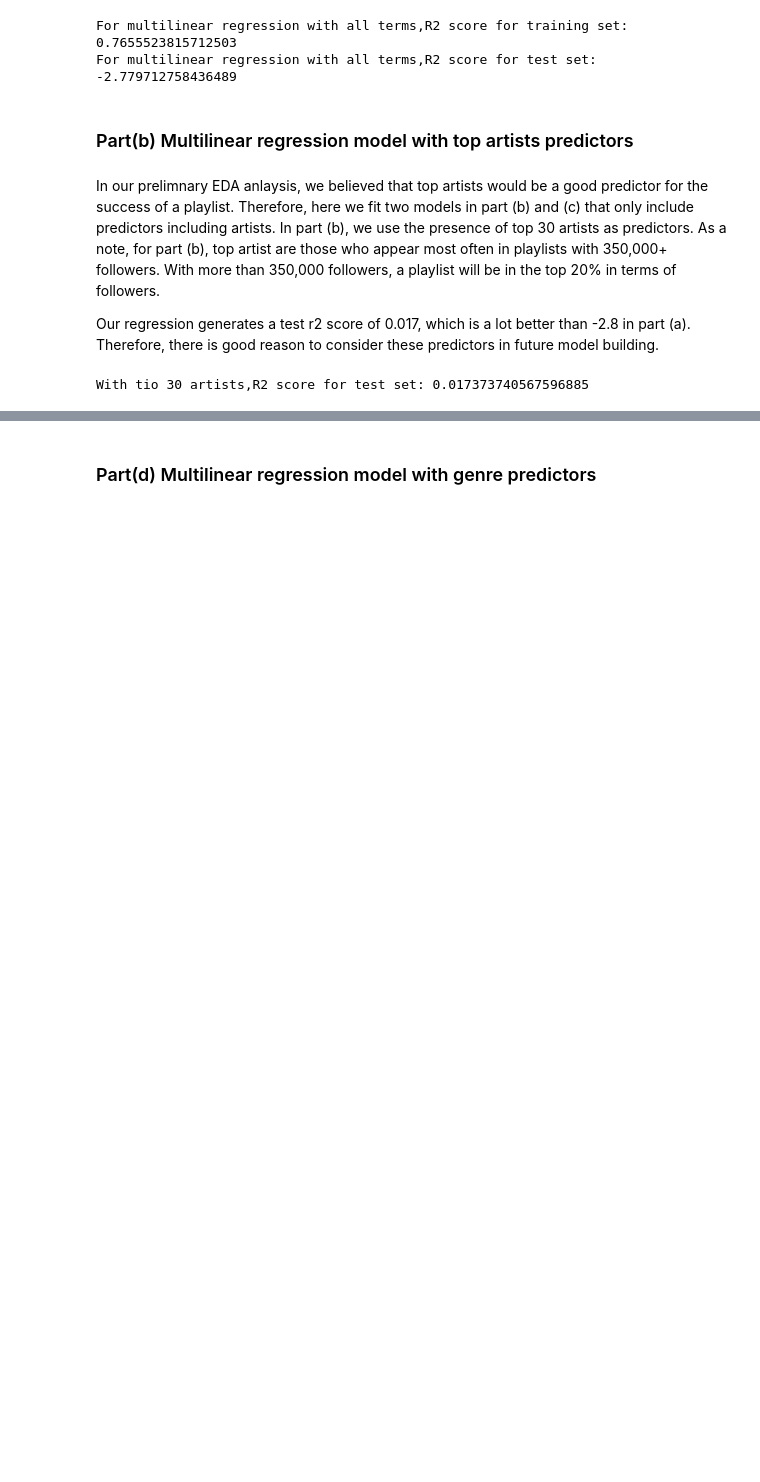
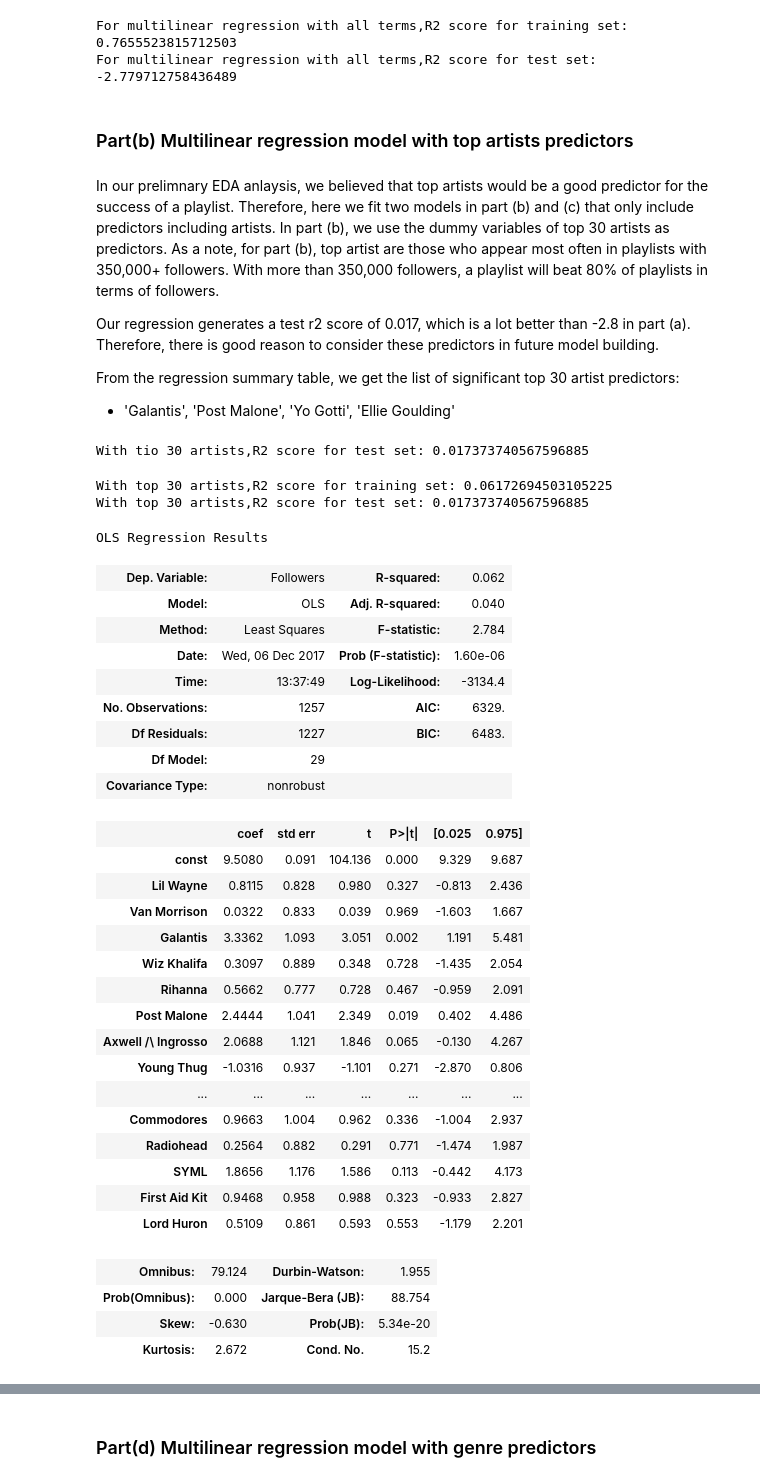
Before and after one commit to toledy/spotify, a Jupyter notebook: notebooks/baseline_models.ipynb, the cells around one changed output, grey strips where cells are left out. Saved outputs shown, nothing was run; the diff lists cells and outputs as text; code cells hidden in the pictures; blank space fills up the shorter version.

Commit message:
updated baseline models

```diff
--- a/notebooks/baseline_models.ipynb
+++ b/notebooks/baseline_models.ipynb
@@ -115,9 +114,12 @@ For multilinear regression with all terms,R2 score for test set: -2.779712758436
 # %% [markdown]
 ###  Part(b) Multilinear regression model with top artists predictors
 # %% [markdown]
-In our prelimnary EDA anlaysis, we believed that top artists would be a good predictor for the success of a playlist. Therefore, here we fit two models in part (b) and (c) that only include predictors including artists. In part (b), we use the presence of top 30 artists as predictors. As a note, for part (b), top artist are those who appear most often in playlists with 350,000+ followers. With more than 350,000 followers, a playlist will be in the top 20% in terms of followers.
+In our prelimnary EDA anlaysis, we believed that top artists would be a good predictor for the success of a playlist. Therefore, here we fit two models in part (b) and (c) that only include predictors including artists. In part (b), we use the dummy variables of top 30 artists as predictors. As a note, for part (b), top artist are those who appear most often in playlists with 350,000+ followers. With more than 350,000 followers, a playlist will beat 80% of playlists in terms of followers.
 
 Our regression generates a test r2 score of 0.017, which is a lot better than -2.8 in part (a). Therefore, there is good reason to consider these predictors in future model building.
+
+From the regression summary table, we get the list of significant top 30 artist predictors:
+* 'Galantis', 'Post Malone', 'Yo Gotti', 'Ellie Goulding'
 # %%
 top_30_artist_col=['Lil Wayne', 'Van Morrison', 'Galantis',
        'Wiz Khalifa', 'Rihanna', 'Post Malone', 'Axwell /\ Ingrosso',
@@ -139,4 +139,41 @@ print("With top 30 artists,R2 score for test set: {}".format(r2_score(y_test,res
 # %% [output]
 With tio 30 artists,R2 score for test set: 0.017373740567596885
+# %%
+print("With top 30 artists,R2 score for training set: {}".format(r2_score(y_train,results2.predict(X1))))
+print("With top 30 artists,R2 score for test set: {}".format(r2_score(y_test,results2.predict(X2))))
+results2.summary()
+# %% [output]
+With top 30 artists,R2 score for training set: 0.06172694503105225
+With top 30 artists,R2 score for test set: 0.017373740567596885
+OLS Regression Results
+| Dep. Variable: | Followers | R-squared: | 0.062 |
+| Model: | OLS | Adj. R-squared: | 0.040 |
+| Method: | Least Squares | F-statistic: | 2.784 |
+| Date: | Wed, 06 Dec 2017 | Prob (F-statistic): | 1.60e-06 |
+| Time: | 13:37:49 | Log-Likelihood: | -3134.4 |
+| No. Observations: | 1257 | AIC: | 6329. |
+| Df Residuals: | 1227 | BIC: | 6483. |
+| Df Model: | 29 |  |  |
+| Covariance Type: | nonrobust |  |  |
+|  | coef | std err | t | P>|t| | [0.025 | 0.975] |
+| const | 9.5080 | 0.091 | 104.136 | 0.000 | 9.329 | 9.687 |
+| Lil Wayne | 0.8115 | 0.828 | 0.980 | 0.327 | -0.813 | 2.436 |
+| Van Morrison | 0.0322 | 0.833 | 0.039 | 0.969 | -1.603 | 1.667 |
+| Galantis | 3.3362 | 1.093 | 3.051 | 0.002 | 1.191 | 5.481 |
+| Wiz Khalifa | 0.3097 | 0.889 | 0.348 | 0.728 | -1.435 | 2.054 |
+| Rihanna | 0.5662 | 0.777 | 0.728 | 0.467 | -0.959 | 2.091 |
+| Post Malone | 2.4444 | 1.041 | 2.349 | 0.019 | 0.402 | 4.486 |
+| Axwell /\ Ingrosso | 2.0688 | 1.121 | 1.846 | 0.065 | -0.130 | 4.267 |
+| Young Thug | -1.0316 | 0.937 | -1.101 | 0.271 | -2.870 | 0.806 |
+| ... | ... | ... | ... | ... | ... | ... |
+| Commodores | 0.9663 | 1.004 | 0.962 | 0.336 | -1.004 | 2.937 |
+| Radiohead | 0.2564 | 0.882 | 0.291 | 0.771 | -1.474 | 1.987 |
+| SYML | 1.8656 | 1.176 | 1.586 | 0.113 | -0.442 | 4.173 |
+| First Aid Kit | 0.9468 | 0.958 | 0.988 | 0.323 | -0.933 | 2.827 |
+| Lord Huron | 0.5109 | 0.861 | 0.593 | 0.553 | -1.179 | 2.201 |
+| Omnibus: | 79.124 | Durbin-Watson: | 1.955 |
+| Prob(Omnibus): | 0.000 | Jarque-Bera (JB): | 88.754 |
+| Skew: | -0.630 | Prob(JB): | 5.34e-20 |
+| Kurtosis: | 2.672 | Cond. No. | 15.2 |
 # %%
 #significant artistis
```
Also changed, not shown: parts of 34 cells of this notebook, 1 other file.
